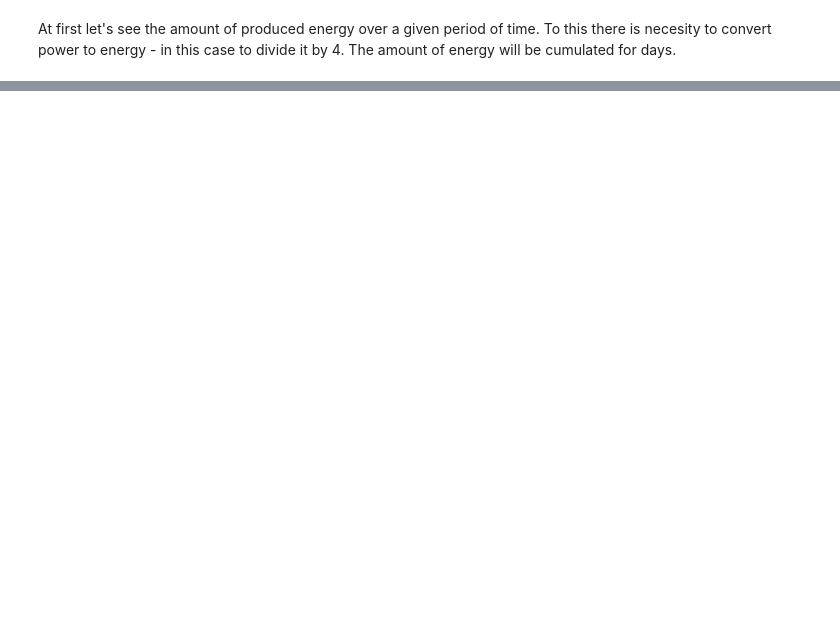
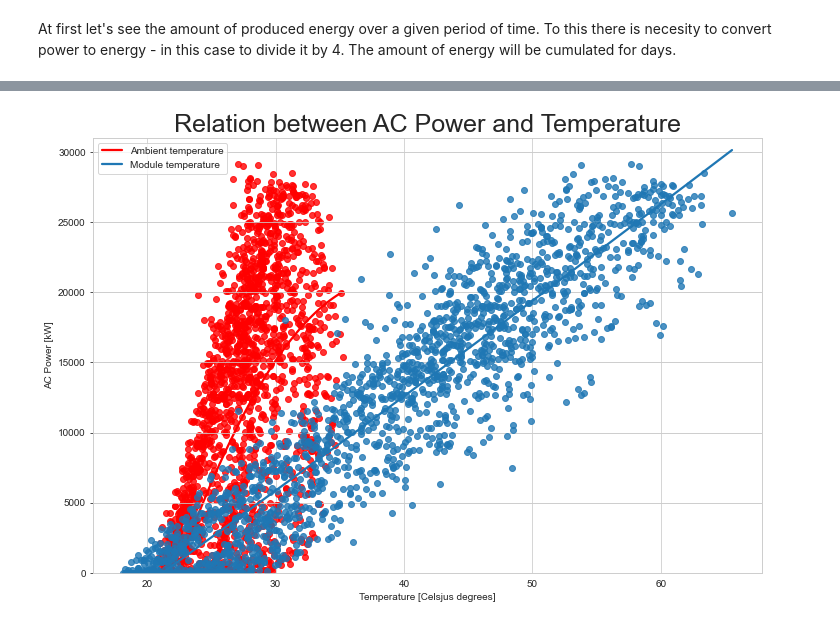
Before and after one commit to karolinaprzewoznik/Energy_EDA, a Jupyter notebook: SOLAR_POWER_PROJECT.ipynb, the cells around one changed output, grey strips where cells are left out. Cells and saved outputs as stored; diff of their text form; code cells hidden in the pictures; blank space fills up the shorter version.

```diff
--- a/SOLAR_POWER_PROJECT.ipynb
+++ b/SOLAR_POWER_PROJECT.ipynb
@@ -37,0 +67,21 @@ TO BE CONTINUED
+# %%
+fig, ax = plt.subplots(figsize=(12,8))
+ax2 = ax.twinx()
+sns.regplot(x="AMBIENT_TEMPERATURE", y="AC_POWER", data=z, order=2, ax=ax, color='red', ci = None)
+sns.regplot(x="MODULE_TEMPERATURE", y="AC_POWER", data=z, order=2, ax=ax2, ci = None)
+
+
+ax2.legend(handles=[a.lines[0] for a in [ax,ax2]],
+           labels=["Ambient temperature", "Module temperature"])
+
+plt.title('Relation between AC Power and Temperature', fontsize=25)
+ax.set(xlabel='Temperature [Celsjus degrees]', ylabel='AC Power [kW]')
+ax2.set(ylabel='')
+ax.set_ylim(0,31000)
+ax2.set_ylim(0,31000)
+ax2.tick_params(axis='y', colors='white')
+plt.show()
+
+#delete regression from the plot and change legend
+# %% [output]
+[figure, added]
```
Also changed, not shown: parts of 15 cells of this notebook, 1 other file.
